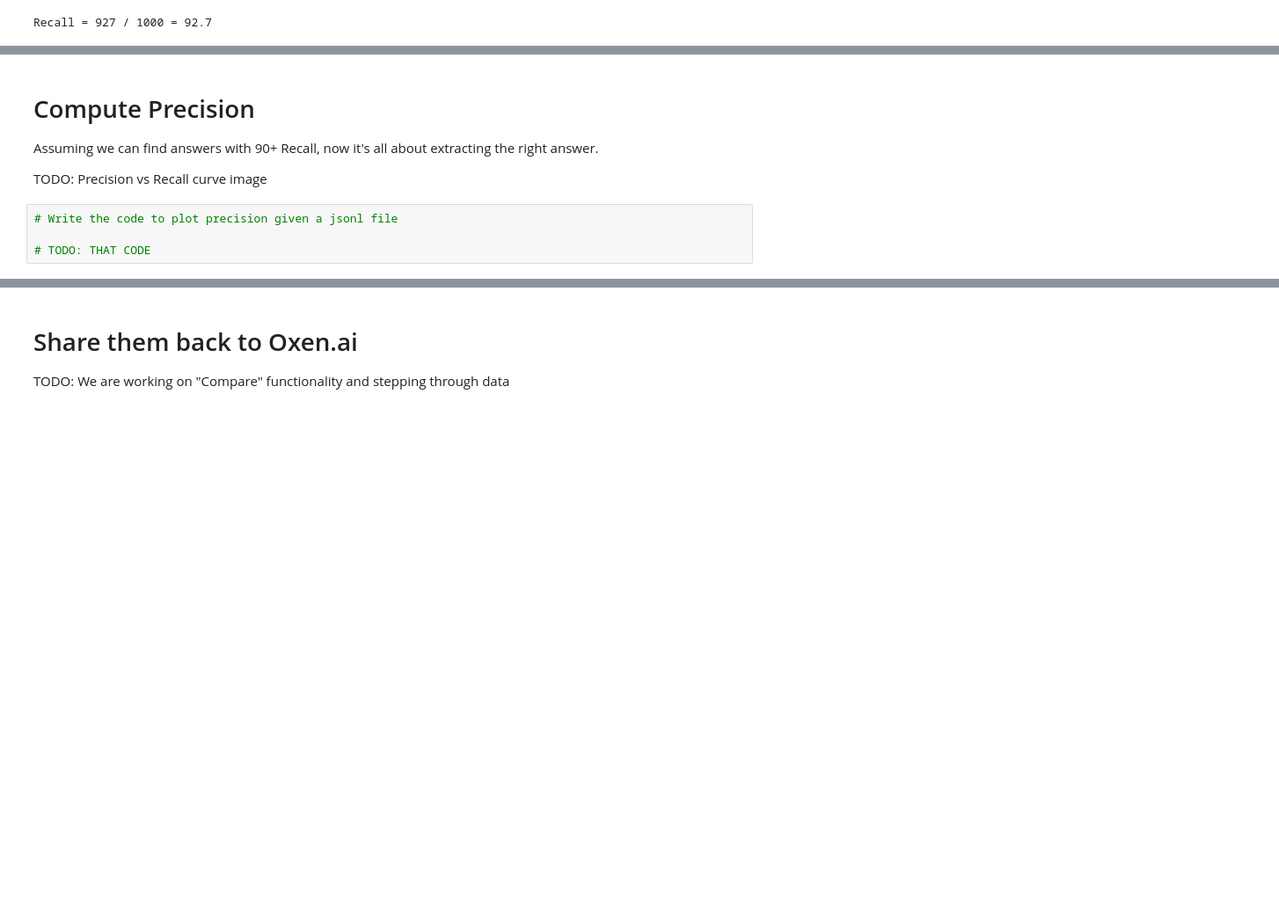
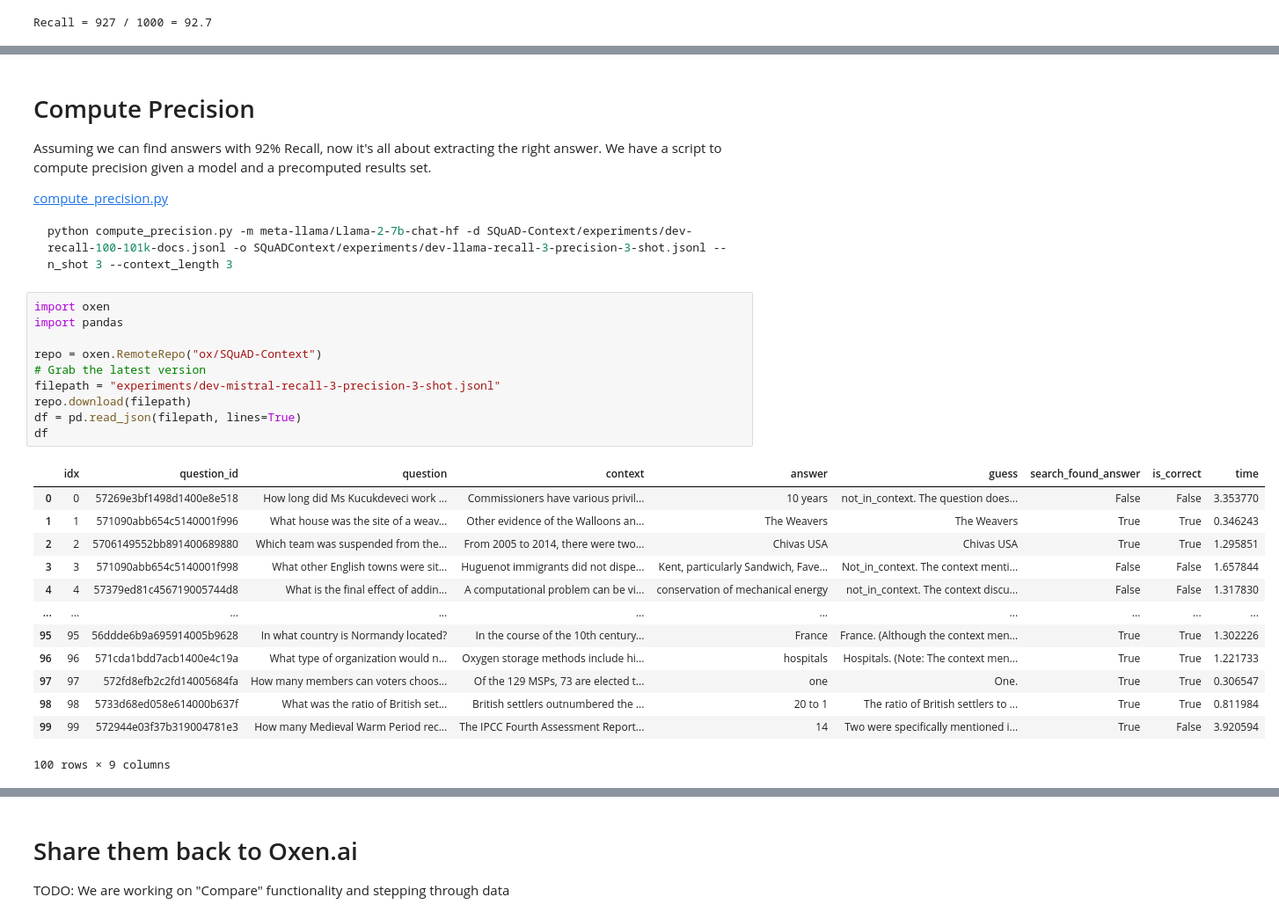
Before and after one commit to Oxen-AI/rag-dive, a Jupyter notebook: RAG Experiments.ipynb, the cells around one changed output, grey strips where cells are left out. Shown at 88% size. Cells and saved outputs as stored; diff of their text form; blank space fills up the shorter version.

Commit message:
add precision functions

````diff
--- a/RAG Experiments.ipynb
+++ b/RAG Experiments.ipynb
@@ -339,10 +339,34 @@ Name: count, dtype: float64
 # %% [markdown]
 # Compute Precision
 
-Assuming we can find answers with 90+ Recall, now it's all about extracting the right answer.
+Assuming we can find answers with 92% Recall, now it's all about extracting the right answer. We have a script to compute precision given a model and a precomputed results set.
 
-TODO: Precision vs Recall curve image
+[compute_precision.py](https://github.com/Oxen-AI/rag-dive/blob/main/compute_precision.py)
+
+```bash
+python compute_precision.py -m meta-llama/Llama-2-7b-chat-hf -d SQuAD-Context/experiments/dev-recall-100-101k-docs.jsonl -o SQuADContext/experiments/dev-llama-recall-3-precision-3-shot.jsonl --n_shot 3 --context_length 3
+```
 # %%
-# Write the code to plot precision given a jsonl file
+import oxen
+import pandas
 
-# TODO: THAT CODE
+repo = oxen.RemoteRepo("ox/SQuAD-Context")
+# Grab the latest version
+filepath = "experiments/dev-mistral-recall-3-precision-3-shot.jsonl"
+repo.download(filepath)
+df = pd.read_json(filepath, lines=True)
+df
+# %% [output]
+|  | idx | question_id | question | context | answer | guess | search_found_answer | is_correct | time |
+| 0 | 0 | 57269e3bf1498d1400e8e518 | How long did Ms Kucukdeveci work ... | Commissioners have various privil... | 10 years | not_in_context. The question does... | False | False | 3.353770 |
+| 1 | 1 | 571090abb654c5140001f996 | What house was the site of a weav... | Other evidence of the Walloons an... | The Weavers | The Weavers | True | True | 0.346243 |
+| 2 | 2 | 5706149552bb891400689880 | Which team was suspended from the... | From 2005 to 2014, there were two... | Chivas USA | Chivas USA | True | True | 1.295851 |
+| 3 | 3 | 571090abb654c5140001f998 | What other English towns were sit... | Huguenot immigrants did not dispe... | Kent, particularly Sandwich, Fave... | Not_in_context. The context menti... | False | False | 1.657844 |
+| 4 | 4 | 57379ed81c456719005744d8 | What is the final effect of addin... | A computational problem can be vi... | conservation of mechanical energy | not_in_context. The context discu... | False | False | 1.317830 |
+| ... | ... | ... | ... | ... | ... | ... | ... | ... | ... |
+| 95 | 95 | 56ddde6b9a695914005b9628 | In what country is Normandy located? | In the course of the 10th century... | France | France. (Although the context men... | True | True | 1.302226 |
+| 96 | 96 | 571cda1bdd7acb1400e4c19a | What type of organization would n... | Oxygen storage methods include hi... | hospitals | Hospitals. (Note: The context men... | True | True | 1.221733 |
+| 97 | 97 | 572fd8efb2c2fd14005684fa | How many members can voters choos... | Of the 129 MSPs, 73 are elected t... | one | One. | True | True | 0.306547 |
+| 98 | 98 | 5733d68ed058e614000b637f | What was the ratio of British set... | British settlers outnumbered the ... | 20 to 1 | The ratio of British settlers to ... | True | True | 0.811984 |
+| 99 | 99 | 572944e03f37b319004781e3 | How many Medieval Warm Period rec... | The IPCC Fourth Assessment Report... | 14 | Two were specifically mentioned i... | True | False | 3.920594 |
+100 rows × 9 columns
````
Also changed, not shown: parts of 1 cell of this notebook.
